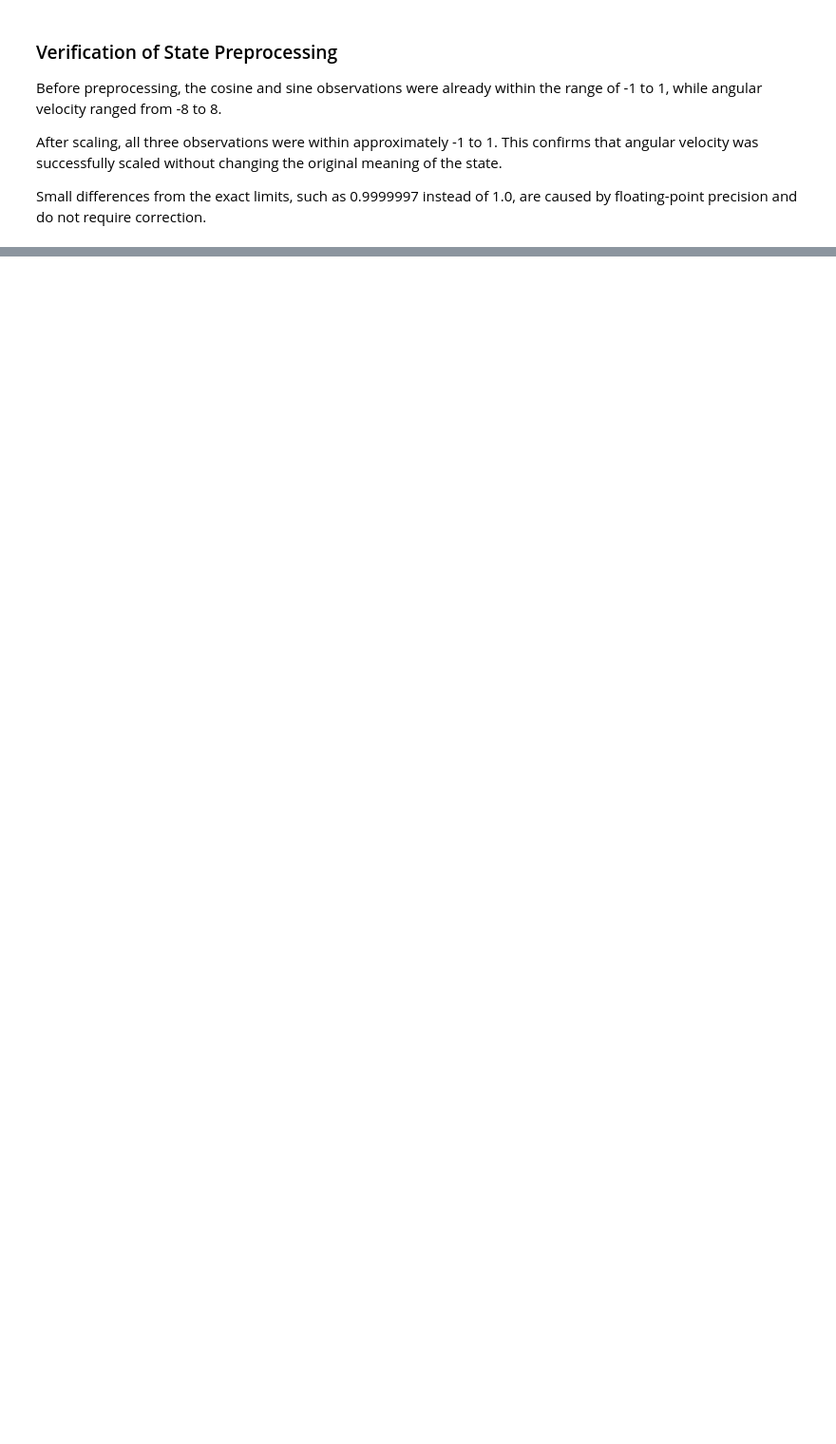
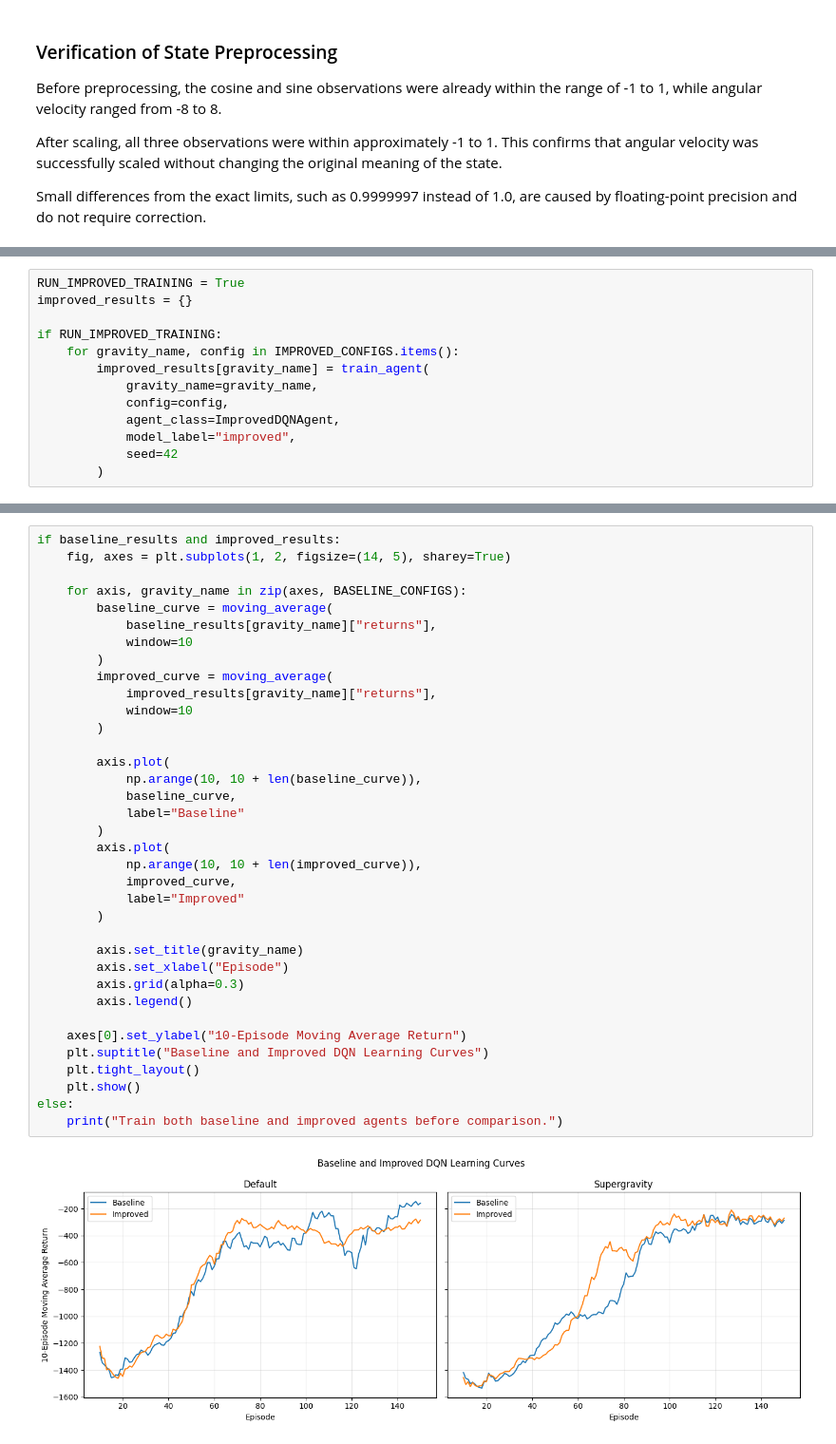
Before and after one commit to noodlebatteries124/deleca2, a Jupyter notebook: PtBKayden.ipynb, the cells around one changed output, grey strips where cells are left out. Shown at 95% size. Drawn from its saved outputs; the diff is of its cells as text; blank space fills up the shorter version.

```diff
--- a/PtBKayden.ipynb
+++ b/PtBKayden.ipynb
@@ -592,0 +1150,13 @@ The baseline DQN will use experience replay, epsilon-greedy exploration and a se
+# %%
+RUN_IMPROVED_TRAINING = True
+improved_results = {}
+
+if RUN_IMPROVED_TRAINING:
+    for gravity_name, config in IMPROVED_CONFIGS.items():
+        improved_results[gravity_name] = train_agent(
+            gravity_name=gravity_name,
+            config=config,
+            agent_class=ImprovedDQNAgent,
+            model_label="improved",
+            seed=42
+        )
@@ -592,0 +1181,38 @@ The baseline DQN will use experience replay, epsilon-greedy exploration and a se
+# %%
+if baseline_results and improved_results:
+    fig, axes = plt.subplots(1, 2, figsize=(14, 5), sharey=True)
+
+    for axis, gravity_name in zip(axes, BASELINE_CONFIGS):
+        baseline_curve = moving_average(
+            baseline_results[gravity_name]["returns"],
+            window=10
+        )
+        improved_curve = moving_average(
+            improved_results[gravity_name]["returns"],
+            window=10
+        )
+
+        axis.plot(
+            np.arange(10, 10 + len(baseline_curve)),
+            baseline_curve,
+            label="Baseline"
+        )
+        axis.plot(
+            np.arange(10, 10 + len(improved_curve)),
+            improved_curve,
+            label="Improved"
+        )
+
+        axis.set_title(gravity_name)
+        axis.set_xlabel("Episode")
+        axis.grid(alpha=0.3)
+        axis.legend()
+
+    axes[0].set_ylabel("10-Episode Moving Average Return")
+    plt.suptitle("Baseline and Improved DQN Learning Curves")
+    plt.tight_layout()
+    plt.show()
+else:
+    print("Train both baseline and improved agents before comparison.")
+# %% [output]
+[figure, added]
```
Also changed, not shown: parts of 38 cells of this notebook, 5 other files.
